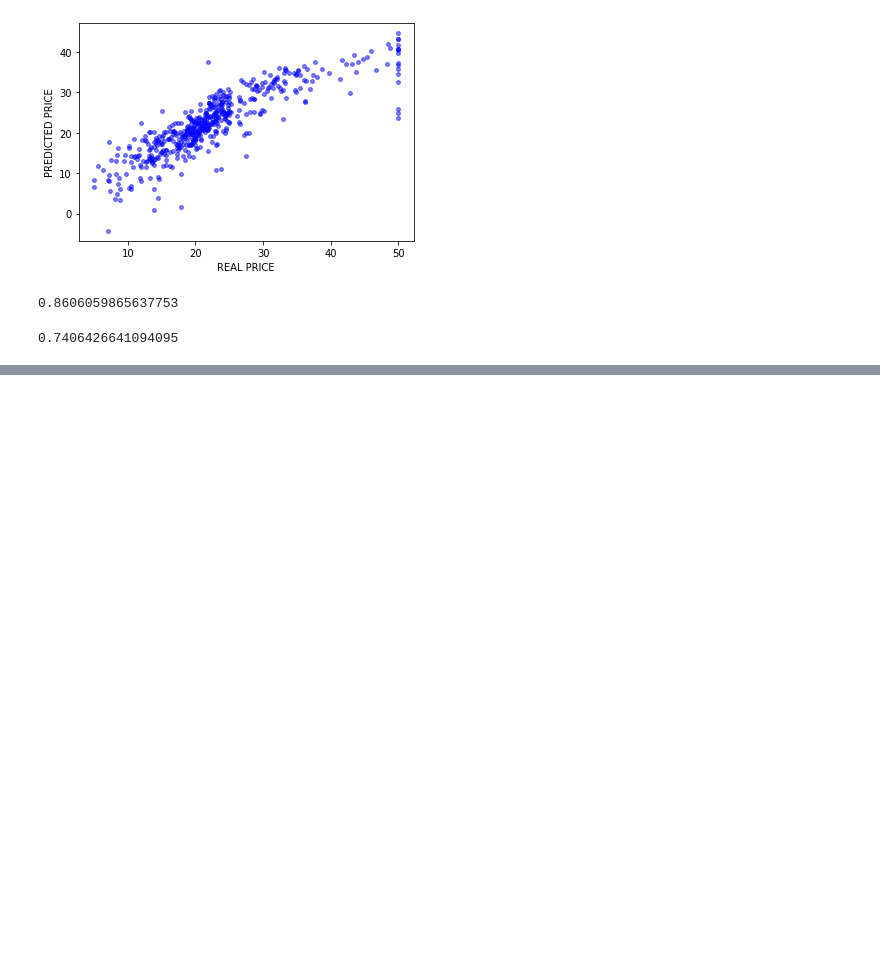
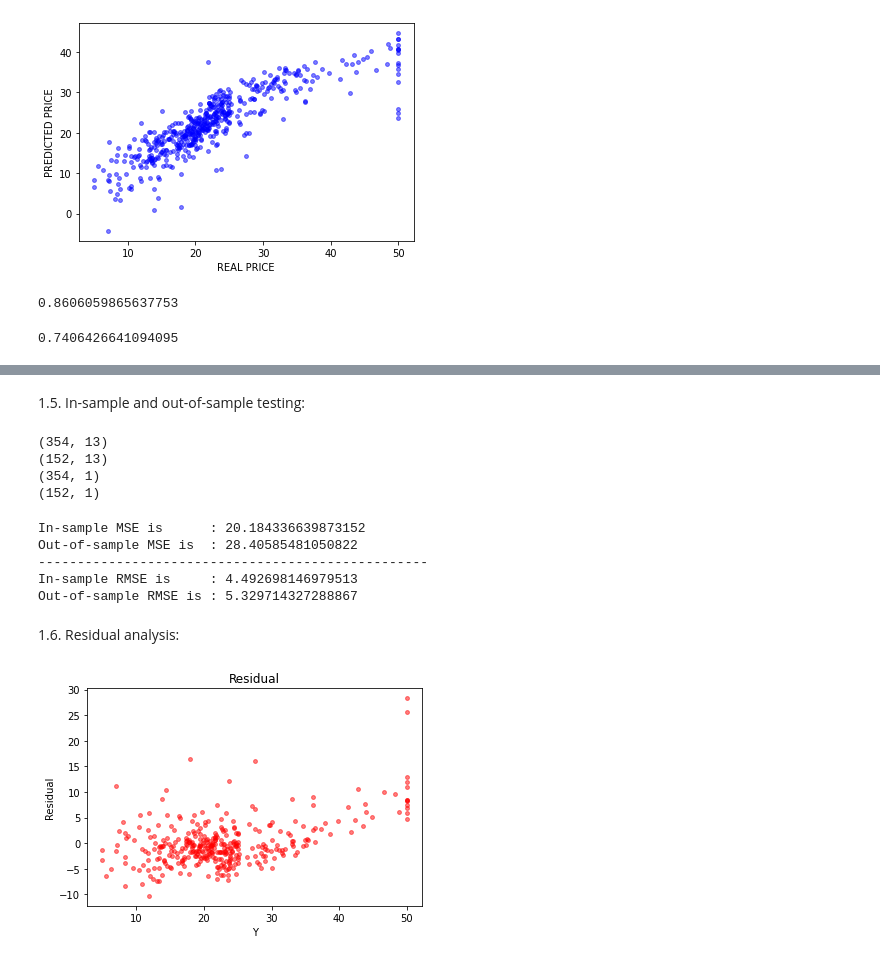
Before and after one commit to hayaboy/datascience, a Jupyter notebook: 수치예측목적을_위한_지도학습_모델_응용.ipynb, the cells around one changed output, grey strips where cells are left out. Drawn from its saved outputs; the diff is of its cells as text; code cells hidden in the pictures; blank space fills up the shorter version.

```diff
--- a/수치예측목적을_위한_지도학습_모델_응용.ipynb
+++ b/수치예측목적을_위한_지도학습_모델_응용.ipynb
@@ -389,0 +445,21 @@ lm.score(X,Y)
+# %% [markdown]
+1.5. In-sample and out-of-sample testing:
+# %%
+# Split the dataset.
+X_train, X_test, Y_train, Y_test = train_test_split(X, Y, test_size=0.3, random_state=123)
+print(X_train.shape)
+print(X_test.shape)
+print(Y_train.shape)
+print(Y_test.shape)
+# %% [output]
+(354, 13)
+(152, 13)
+(354, 1)
+(152, 1)
+# %%
+# predY_in = in-sample prediction of Y.
+# predY_out = out-of-sample prediction of Y.
+lm = LinearRegression()
+lm.fit(X_train,Y_train)
+predY_in = lm.predict(X_train)
+predY_out = lm.predict(X_test)
@@ -389,0 +470,26 @@ lm.score(X,Y)
+# %%
+print('In-sample MSE is      : ' + str(metrics.mean_squared_error(Y_train, Y_pred_train)))
+print('Out-of-sample MSE is  : ' + str(metrics.mean_squared_error(Y_test, Y_pred_test)))
+print('-'*50)
+print('In-sample RMSE is     : ' + str(np.sqrt(metrics.mean_squared_error(Y_train, Y_pred_train))))
+print('Out-of-sample RMSE is : ' + str(np.sqrt(metrics.mean_squared_error(Y_test, Y_pred_test))))
+# %% [output]
+In-sample MSE is      : 20.184336639873152
+Out-of-sample MSE is  : 28.40585481050822
+--------------------------------------------------
+In-sample RMSE is     : 4.492698146979513
+Out-of-sample RMSE is : 5.329714327288867
+# %% [markdown]
+1.6. Residual analysis:
+# %%
+# Calculate residual.
+residual = Y_train - predY_in
+# %%
+# Q: Can you check "visually" that the mean = 0 and variance = constant?
+plt.scatter(Y_train,residual,c = 'red', s=15, alpha=0.5)
+plt.xlabel('Y')
+plt.ylabel('Residual')
+plt.title('Residual')
+plt.show()
+# %% [output]
+[figure, added]
```
Also changed, not shown: parts of 15 cells of this notebook.
